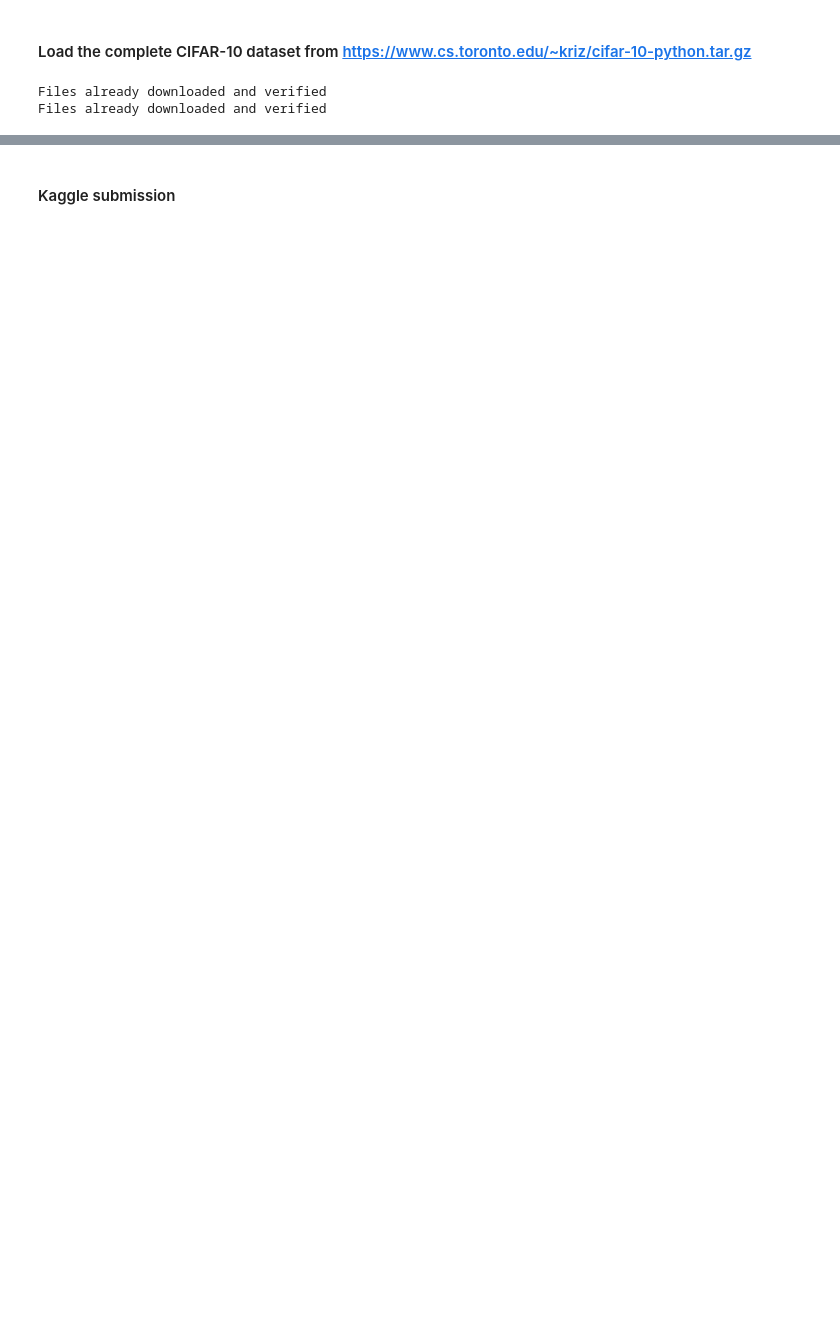
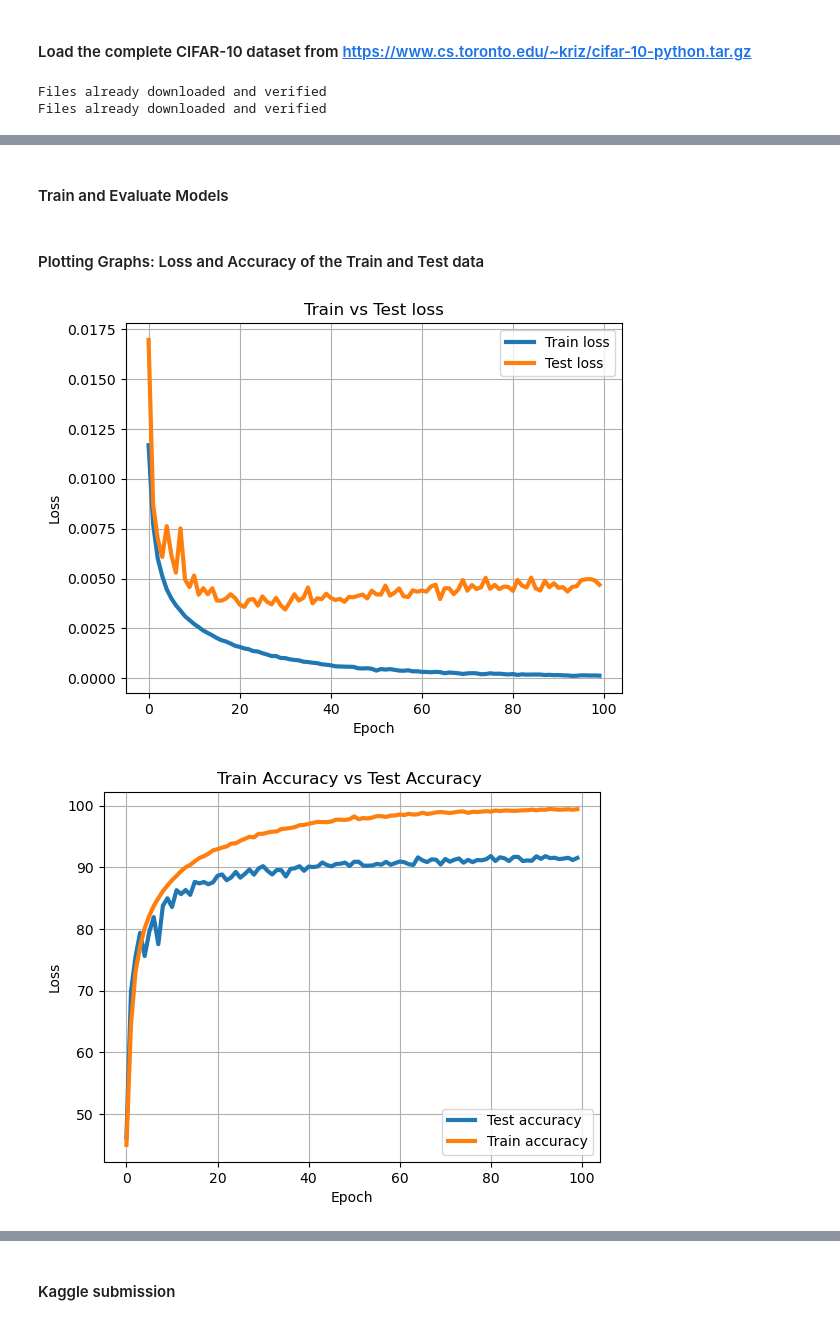
Before and after one commit to wlizardo/resnet-for-cifar-10, a Jupyter notebook: startup_notebook.ipynb, the cells around one changed output, grey strips where cells are left out. Drawn from its saved outputs; the diff is of its cells as text; code cells hidden in the pictures; blank space fills up the shorter version.

Commit message:
trained two resNet models and added loss and accuracy graphs.

```diff
--- a/startup_notebook.ipynb
+++ b/startup_notebook.ipynb
@@ -127,10 +164,5 @@ model = ResNet18()
 # %%
-criterion = nn.CrossEntropyLoss()
-#optimizer = optim.AdamW(model.parameters(), lr=1e-3, weight_decay=1e-4)
-optimizer = optim.SGD(model.parameters(), lr=0.01, momentum=0.9)
-#scheduler = optim.lr_scheduler.CosineAnnealingLR(optimizer, T_max=100)
-
 # Total Parameters of the Basic Resnet Model
-num_params = sum(p.numel() for p in model.parameters() )
-print(f"Number of trainable parameters: {count_parameters(model)}")
+print(f"ResNet18 - Number of trainable parameters: {count_parameters(resNet18)}")
+print(f"ResNet50 - Number of trainable parameters: {count_parameters(resNet50)}")
 # %% [output]
@@ -209,2 +288,0 @@ def train_model(model, train_dataloader, criterion, optimizer, epochs=10):
-# %%
-train_model(model, train_dataloader, criterion, optimizer, epochs=50)
@@ -254,0 +326,2 @@ torch.save(model.state_dict(), 'model5M_91.pt')
+# %% [markdown]
+#### Train and Evaluate Models
@@ -254,0 +349,36 @@ torch.save(model.state_dict(), 'model5M_91.pt')
+# %% [markdown]
+#### Plotting Graphs: Loss and Accuracy of the Train and Test data
+# %%
+# Plot the Train_Accuracy and Test_Accuracy history data
+def plot_loss_accuracy(train_loss, test_loss, train_accuracy, test_accuracy):
+    plt.plot(train_loss,'-', linewidth=3, label='Train loss')
+    plt.plot(test_loss,'-', linewidth=3, label='Test loss')
+    plt.title('Train vs Test loss')
+    plt.xlabel('Epoch')
+    plt.ylabel('Loss')
+    plt.grid(True)
+    plt.legend()
+    plt.show()
+
+    plt.plot(test_accuracy,'-', linewidth=3, label='Test accuracy')
+    plt.plot(train_accuracy,'-', linewidth=3, label='Train accuracy')
+    plt.title('Train Accuracy vs Test Accuracy ')
+    plt.xlabel('Epoch')
+    plt.ylabel('Loss')
+    plt.grid(True)
+    plt.legend()
+    plt.show()
+# %%
+# Variables required for Plotting
+EPOCH_COUNT = 100
+criterion = nn.CrossEntropyLoss()
+#optimizer = optim.AdamW(resNet18.parameters(), lr=1e-3, weight_decay=1e-4)
+resNet18_optimizer = optim.SGD(resNet18.parameters(), lr=0.01, momentum=0.9)
+resNet50_optimizer = optim.SGD(resNet50.parameters(), lr=0.01, momentum=0.9)
+#scheduler = optim.lr_scheduler.CosineAnnealingLR(optimizer, T_max=100)
+# %%
+train_loss, train_accuracy, test_loss, test_accuracy = train_and_eval(resNet18,'resnet18', train_dataloader, test_dataloader, resNet18_optimizer, EPOCH_COUNT)
+plot_loss_accuracy(train_loss, test_loss, train_accuracy, test_accuracy)
+# %% [output]
+[figure, added]
+[figure, added]
```
Also changed, not shown: parts of 27 cells of this notebook.
